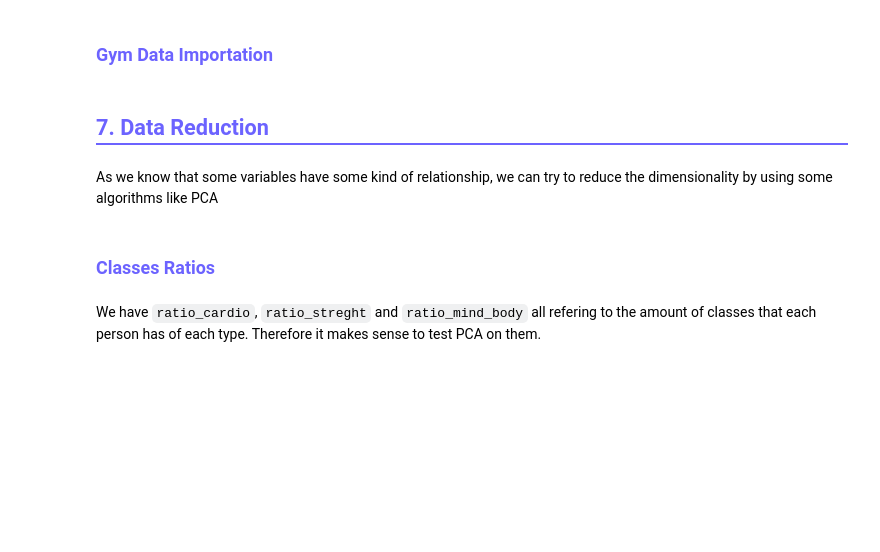
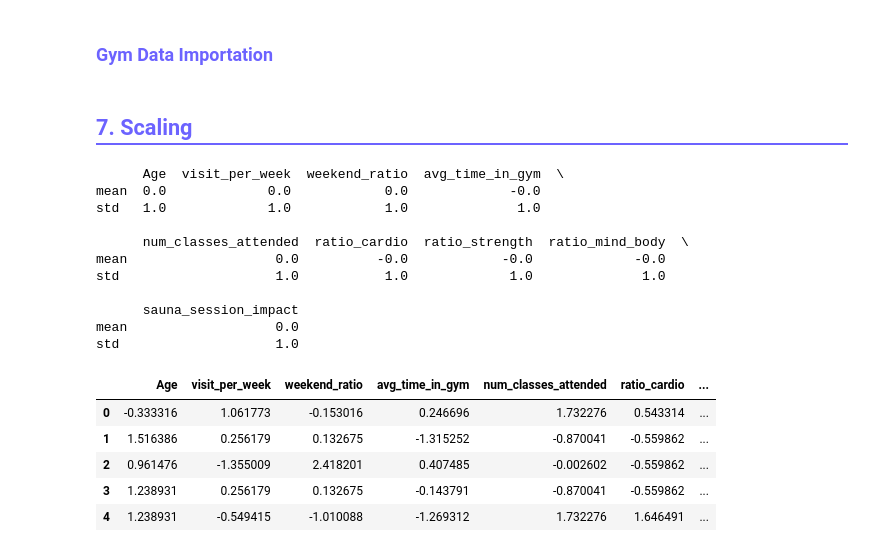
Before and after one commit to DiogoCapelaGoncalves/GymClusterML2, a Jupyter notebook: 02_modeling.ipynb, the cells around one changed output. Drawn from its saved outputs; the diff is of its cells as text; code cells hidden in the pictures; blank space fills up the shorter version.

```diff
--- a/02_modeling.ipynb
+++ b/02_modeling.ipynb
@@ -56,4 +54,4 @@ import seaborn as sns
 # %% [markdown]
 <h3 style="color:#6c63ff; padding-bottom:5px;">Gym Data Importation</h3>
 # %%
-data = pd.read_csv('cleaned_gym_membership.csv')
+df = pd.read_csv('data_cluster.csv')
@@ -63,8 +58,29 @@ cat_variables = ['gender', 'abonoment_type', 'name_personal_trainer', 'uses_saun
 # %% [markdown]
-<h2 id = "imports" style="color:#6c63ff; border-bottom:2px solid #6c63ff; padding-bottom:5px;">7. Data Reduction</h2>
+<h2 id = "imports" style="color:#6c63ff; border-bottom:2px solid #6c63ff; padding-bottom:5px;">7. Scaling</h2>
-# %% [markdown]
-As we know that some variables have some kind of relationship, we can try to reduce the dimensionality by using some algorithms like PCA
-# %% [markdown]
-<h3 id = "imports" style="color:#6c63ff;"> Classes Ratios </h3>
-# %% [markdown]
-We have <code>ratio_cardio</code>, <code>ratio_streght</code> and <code>ratio_mind_body</code> all refering to the amount of classes that each person has of each type. Therefore it makes sense to test PCA on them.
+# %%
+scaler = StandardScaler()
+
+df_scaled_array = scaler.fit_transform(df)
+
+df_scaled = pd.DataFrame(df_scaled_array, columns=df.columns)
+
+print(df_scaled.describe().round(2).loc[['mean', 'std']])
+df_scaled.head()
+# %% [output]
+      Age  visit_per_week  weekend_ratio  avg_time_in_gym  \
+mean  0.0             0.0            0.0             -0.0
+std   1.0             1.0            1.0              1.0
+
+      num_classes_attended  ratio_cardio  ratio_strength  ratio_mind_body  \
+mean                   0.0          -0.0            -0.0             -0.0
+std                    1.0           1.0             1.0              1.0
+
+      sauna_session_impact
+mean                   0.0
+std                    1.0
+|  | Age | visit_per_week | weekend_ratio | avg_time_in_gym | num_classes_attended | ratio_cardio | ... |
+| 0 | -0.333316 | 1.061773 | -0.153016 | 0.246696 | 1.732276 | 0.543314 | ... |
+| 1 | 1.516386 | 0.256179 | 0.132675 | -1.315252 | -0.870041 | -0.559862 | ... |
+| 2 | 0.961476 | -1.355009 | 2.418201 | 0.407485 | -0.002602 | -0.559862 | ... |
+| 3 | 1.238931 | 0.256179 | 0.132675 | -0.143791 | -0.870041 | -0.559862 | ... |
+| 4 | 1.238931 | -0.549415 | -1.010088 | -1.269312 | 1.732276 | 1.646491 | ... |
```
Also changed, not shown: parts of 11 cells of this notebook.
